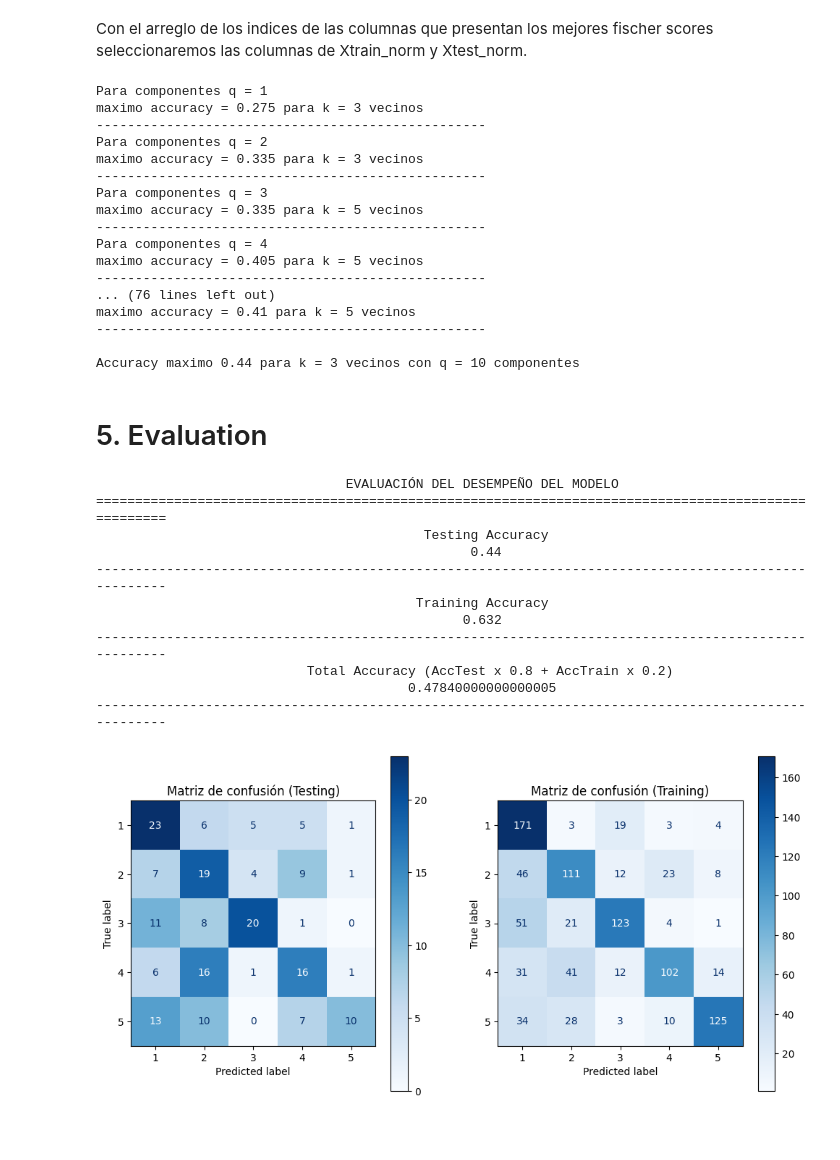
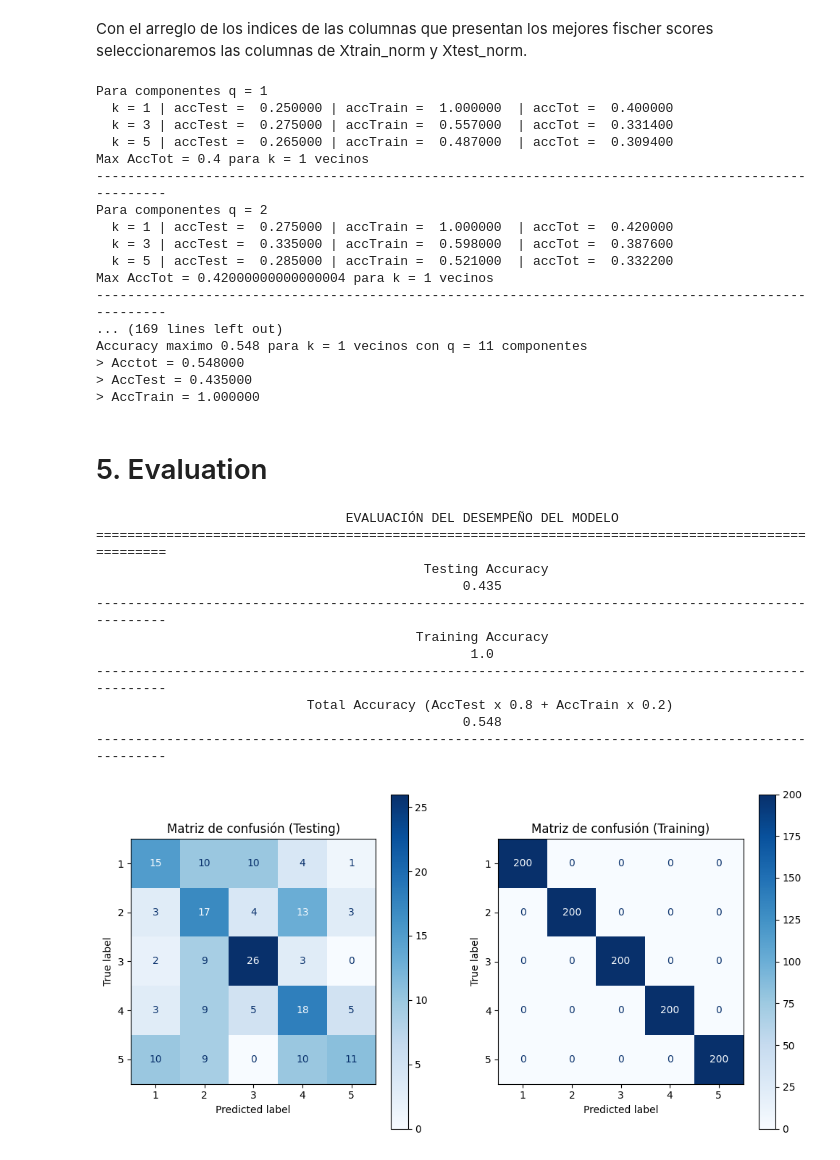
Before and after one commit to pedrozavalat/iic3724-tareas, a Jupyter notebook: T2/T2_PedroPabloZavalaTejos.ipynb, the cells around one changed output. Saved outputs shown, nothing was run; the diff lists cells and outputs as text; code cells hidden in the pictures; blank space fills up the shorter version.

Commit message:
accuracy = 54.8% 🎉 + dropbox npy files

```diff
--- a/T2/T2_PedroPabloZavalaTejos.ipynb
+++ b/T2/T2_PedroPabloZavalaTejos.ipynb
@@ -410,4 +410,4 @@ def extract_features(selected_channel):
 # %% [markdown]
 💬 `EXTRACTION_FLAG`: Para poder cargar los datos desde la nube, su valor debe ser 0. En otro caso, si queremos extraer las caracteristicas de cada imagen su valor debe ser 1.
 # %%
-EXTRACTION_FLAG = 1
+EXTRACTION_FLAG = 0
@@ -414,5 +432,6 @@ EXTRACTION_FLAG = 1
 # %%
 if EXTRACTION_FLAG:
+    ('EXTRACTION_FLAG = 1: Extracting features from skin5Fix ...')
     # Parametros para equilibrar la influencia de las caracteristicas a partir
     # de cada canal (peso). El valor esta en el intervalo [0,1].
     # blue channel
@@ -441,9 +460,13 @@ if EXTRACTION_FLAG:
     np.save('gabor.npy', Xgab)
 
 else:
-    print('EXTRACTION_FLAG disabled: Extracting features from the cloud ...')
+    print('EXTRACTION_FLAG = 0: Extracting features from the cloud ...')
     Xlbp = np.load('lbp.npy')
+    print('Downloading Xlbp from lbp.npy ... ')
     Xhar = np.load('haralick.npy')
+    print('Downloading Xhar from haralick.npy ... ')
     Xhog = np.load('hog.npy')
+    print('Downloading Xhog from hog.npy ... ')
     Xgab = np.load('gabor.npy')
+    print('Downloading Xgab from gabor.npy ... ')
 # %% [output]
@@ -571,40 +583,45 @@ for q in range(1, 31):
         Xtrain_pca, _, A, Xm, _ = pca(Xtrain_sfs, n_components=q)
         Xtest_pca = np.matmul(Xtest_sfs - Xm, A)
 
-        ypred = KNNClassifier(Xtrain_pca, Ytrain, Xtest_pca, n, 'testing')
+        ypred_testing = KNNClassifier(Xtrain_pca, Ytrain, Xtest_pca, n, 'testing')
+        ypred_training = KNNClassifier(Xtrain_pca, Ytrain, Xtest_pca, n, 'training')
 
-        acc = accuracy(Ytrain, Ytest, ypred, 'testing')
+        acc_testing = accuracy(Ytrain, Ytest, ypred_testing, 'testing')
+        acc_training = accuracy(Ytrain, Ytest, ypred_training, 'training')
+        acc_total = acc_testing * 0.8 + acc_training * 0.2
+        print(f'  k = {n} | accTest = {acc_testing:^10f}| accTrain = {acc_training:^10f} | accTot = {acc_total:^10f}')
 
-        acc_3_neighbors.append((acc, n, q)) # (accuracy, k vecinos, componente q)
+        acc_3_neighbors.append((acc_total, n, q, acc_testing, acc_training)) # (accuracy, k vecinos, componente q)
 
     max_curr_acc = max(acc_3_neighbors, key=lambda x: x[0])
 
-    print(f'maximo accuracy = {max_curr_acc[0]} para k = {max_curr_acc[1]} vecinos')
+    print(f'Max AccTot = {max_curr_acc[0]} para k = {max_curr_acc[1]} vecinos')
 
     accs_by_components.append(max_curr_acc)
-    print('-' * 50)
+    print('-' * 100)
 
 max_acc = max(accs_by_components, key=lambda x: x[0])
 
 print(f'\nAccuracy maximo {max_acc[0]} para k = {max_acc[1]} vecinos con q = {max_acc[2]} componentes')
+print(f'> Acctot = {max_acc[0]:>2f}\n> AccTest = {max_acc[3]:>2f}\n> AccTrain = {max_acc[4]:>2f}')
 # %% [output]
 Para componentes q = 1
-maximo accuracy = 0.275 para k = 3 vecinos
---------------------------------------------------
+  k = 1 | accTest =  0.250000 | accTrain =  1.000000  | accTot =  0.400000
+  k = 3 | accTest =  0.275000 | accTrain =  0.557000  | accTot =  0.331400
+  k = 5 | accTest =  0.265000 | accTrain =  0.487000  | accTot =  0.309400
+Max AccTot = 0.4 para k = 1 vecinos
+----------------------------------------------------------------------------------------------------
 Para componentes q = 2
-maximo accuracy = 0.335 para k = 3 vecinos
---------------------------------------------------
-Para componentes q = 3
-maximo accuracy = 0.335 para k = 5 vecinos
---------------------------------------------------
-Para componentes q = 4
-maximo accuracy = 0.405 para k = 5 vecinos
---------------------------------------------------
-... (76 lines left out)
-maximo accuracy = 0.41 para k = 5 vecinos
---------------------------------------------------
-
-Accuracy maximo 0.44 para k = 3 vecinos con q = 10 componentes
+  k = 1 | accTest =  0.275000 | accTrain =  1.000000  | accTot =  0.420000
+  k = 3 | accTest =  0.335000 | accTrain =  0.598000  | accTot =  0.387600
+  k = 5 | accTest =  0.285000 | accTrain =  0.521000  | accTot =  0.332200
+Max AccTot = 0.42000000000000004 para k = 1 vecinos
+----------------------------------------------------------------------------------------------------
+... (169 lines left out)
+Accuracy maximo 0.548 para k = 1 vecinos con q = 11 componentes
+> Acctot = 0.548000
+> AccTest = 0.435000
+> AccTrain = 1.000000
 # %% [markdown]
 # 5. Evaluation
 # %%
@@ -616,14 +633,14 @@ def get_evaluation(Xtrain, ytrain, Xtest, ytest, k):
     print('=' * 100)
 
     # Training Accuracy
-    ypred_testing = KNNClassifier(Xtrain, ytrain, Xtest, 3, 'testing')
+    ypred_testing = KNNClassifier(Xtrain, ytrain, Xtest, k, 'testing')
     testing_acc = accuracy(ytrain, Ytest, ypred_testing, 'testing')
     print(" Testing Accuracy ".center(100))
     print(f"{testing_acc}".center(100))
     print('-' * 100)
 
     # Testing Accuracy
-    ypred_training = KNNClassifier(Xtrain, ytrain, Xtest, 3, 'training')
+    ypred_training = KNNClassifier(Xtrain, ytrain, Xtest, k, 'training')
     training_acc = accuracy(ytrain, Ytest, ypred_training, 'training')
     print(" Training Accuracy ".center(100))
     print(f"{training_acc}".center(100))
@@ -655,19 +672,19 @@ def get_evaluation(Xtrain, ytrain, Xtest, ytest, k):
 
     plt.show()
 # %%
-Xtrain_final, _, A, Xm, _ = pca(Xtrain_sfs, n_components=10)
+Xtrain_final, _, A, Xm, _ = pca(Xtrain_sfs, n_components=11)
 Xtest_final = np.matmul(Xtest_sfs - Xm, A)
-get_evaluation(Xtrain_final, Ytrain, Xtest_final, Ytest, k=3)
+get_evaluation(Xtrain_final, Ytrain, Xtest_final, Ytest, k=1)
 # %% [output]
                                 EVALUACIÓN DEL DESEMPEÑO DEL MODELO
 ====================================================================================================
                                           Testing Accuracy
-                                                0.44
+                                               0.435
 ----------------------------------------------------------------------------------------------------
                                          Training Accuracy
-                                               0.632
+                                                1.0
 ----------------------------------------------------------------------------------------------------
                            Total Accuracy (AccTest x 0.8 + AccTrain x 0.2)
-                                        0.47840000000000005
+                                               0.548
 ----------------------------------------------------------------------------------------------------
-[figure, old version]
+[figure, new version]
```
Also changed, not shown: parts of 3 cells of this notebook.
